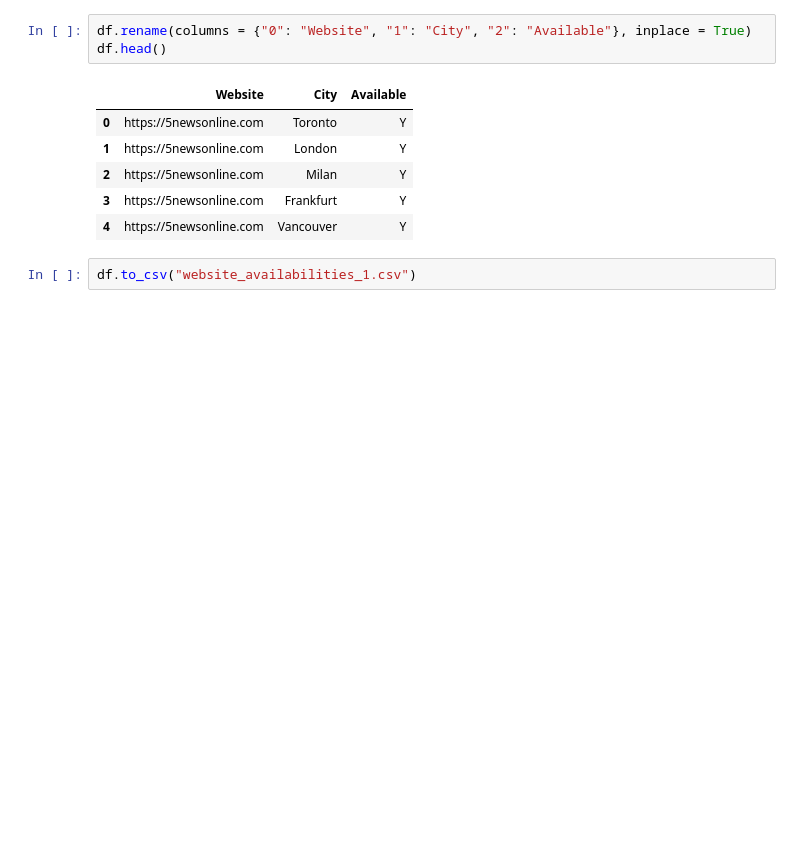
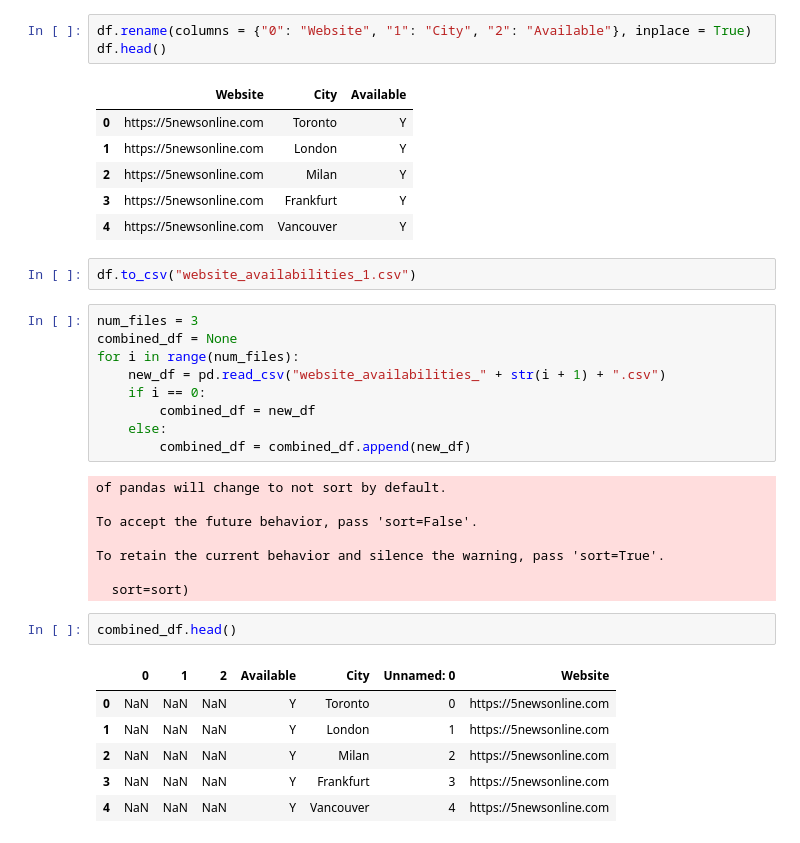
Before and after one commit to lilybhattacharjee5/polisci-vis, a Jupyter notebook: notebooks/scrape-website-availability.ipynb, the cells around one changed output. Drawn from its saved outputs; the diff is of its cells as text; blank space fills up the shorter version.

```diff
--- a/notebooks/scrape-website-availability.ipynb
+++ b/notebooks/scrape-website-availability.ipynb
@@ -144,3 +139,29 @@ df.head()
 | 4 | https://5newsonline.com | Vancouver | Y |
 # %%
 df.to_csv("website_availabilities_1.csv")
+# %%
+num_files = 3
+combined_df = None
+for i in range(num_files):
+    new_df = pd.read_csv("website_availabilities_" + str(i + 1) + ".csv")
+    if i == 0:
+        combined_df = new_df
+    else:
+        combined_df = combined_df.append(new_df)
+# %% [output]
+of pandas will change to not sort by default.
+
+To accept the future behavior, pass 'sort=False'.
+
+To retain the current behavior and silence the warning, pass 'sort=True'.
+
+  sort=sort)
+# %%
+combined_df.head()
+# %% [output]
+|  | 0 | 1 | 2 | Available | City | Unnamed: 0 | Website |
+| 0 | NaN | NaN | NaN | Y | Toronto | 0 | https://5newsonline.com |
+| 1 | NaN | NaN | NaN | Y | London | 1 | https://5newsonline.com |
+| 2 | NaN | NaN | NaN | Y | Milan | 2 | https://5newsonline.com |
+| 3 | NaN | NaN | NaN | Y | Frankfurt | 3 | https://5newsonline.com |
+| 4 | NaN | NaN | NaN | Y | Vancouver | 4 | https://5newsonline.com |
```
Also changed, not shown: parts of 21 cells of this notebook, 9 other files.
